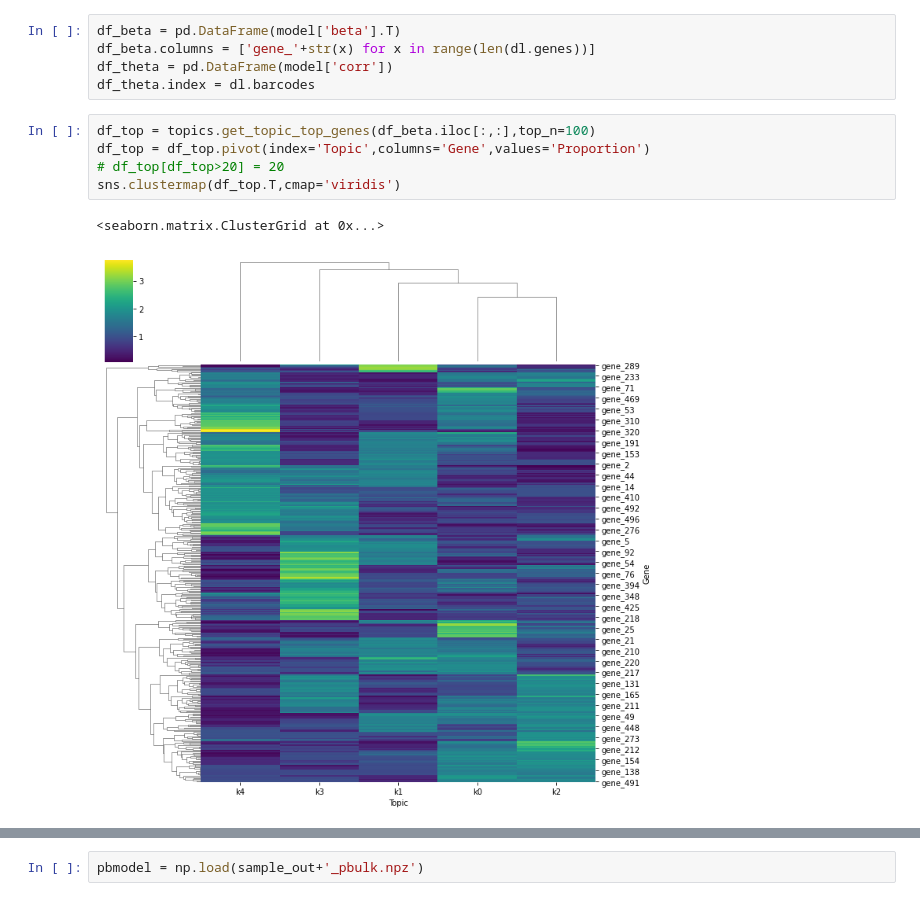
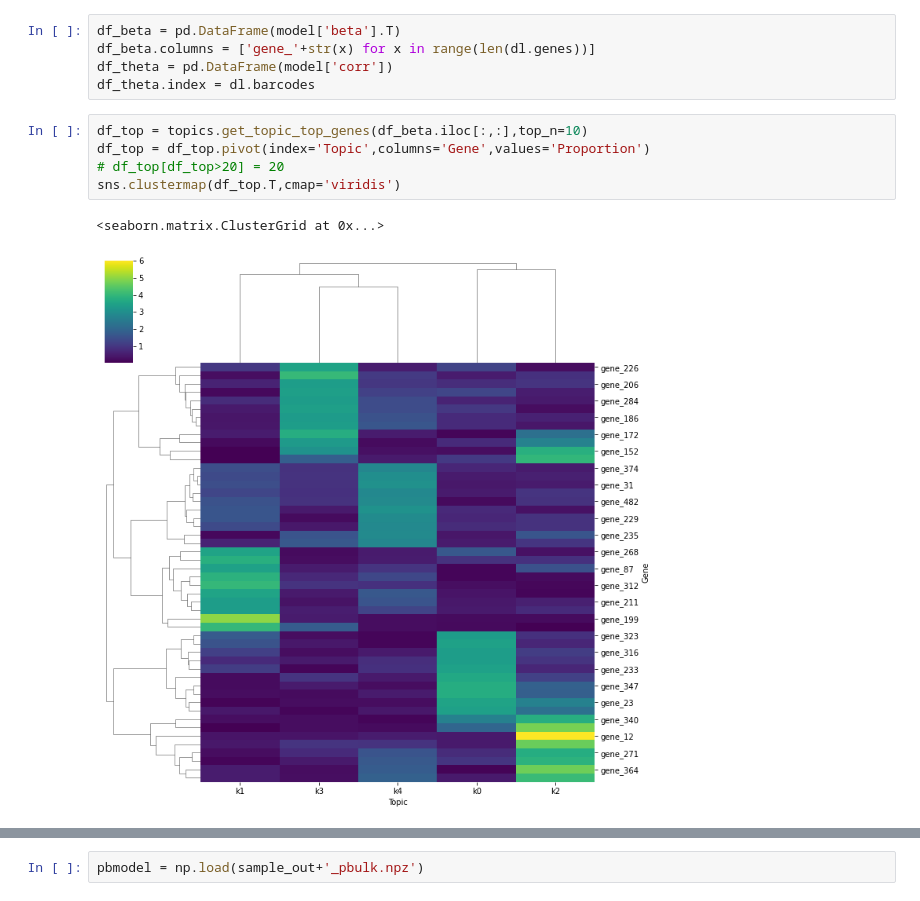
Before and after one commit to causalpathlab/asapp, a Jupyter notebook: examples/1_simdata.ipynb, the cells around one changed output, grey strips where cells are left out. Drawn from its saved outputs; the diff is of its cells as text.

```diff
--- a/examples/1_simdata.ipynb
+++ b/examples/1_simdata.ipynb
@@ -46,13 +46,13 @@ df_beta.columns = ['gene_'+str(x) for x in range(len(dl.genes))]
 df_theta = pd.DataFrame(model['corr'])
 df_theta.index = dl.barcodes
 # %%
-df_top = topics.get_topic_top_genes(df_beta.iloc[:,:],top_n=100)
+df_top = topics.get_topic_top_genes(df_beta.iloc[:,:],top_n=10)
 df_top = df_top.pivot(index='Topic',columns='Gene',values='Proportion')
 # df_top[df_top>20] = 20
 sns.clustermap(df_top.T,cmap='viridis')
 # %% [output]
 <seaborn.matrix.ClusterGrid at 0x...>
-[figure, old version]
+[figure, new version]
 # %%
 import umap
 from sklearn.cluster import KMeans
```
Also changed, not shown: parts of 5 cells of this notebook, 5 other files.
